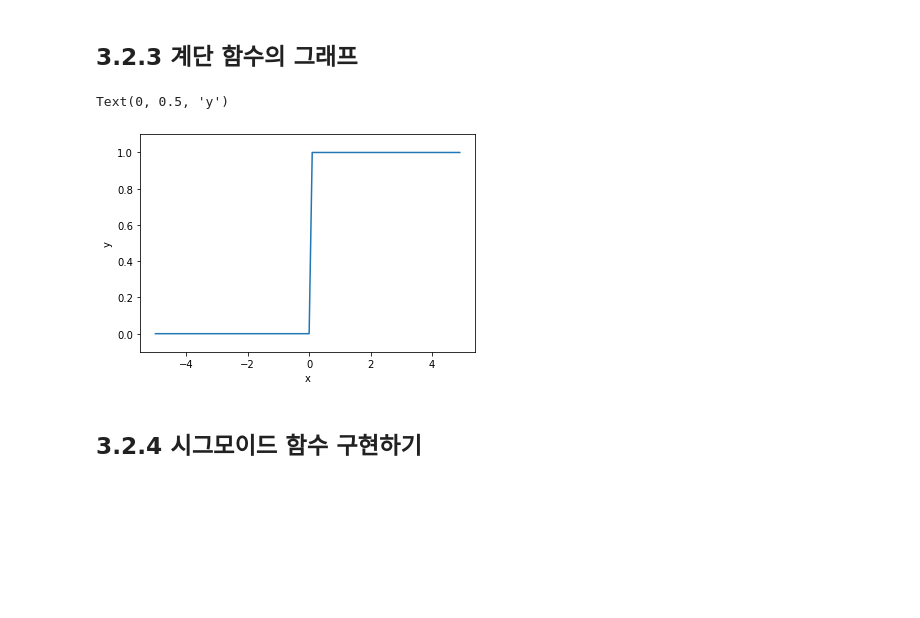
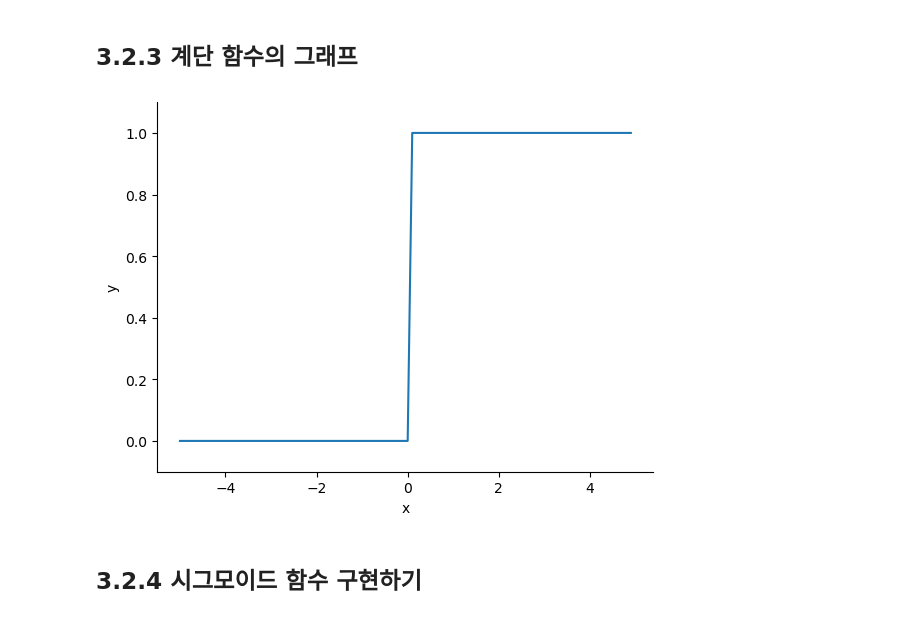
Before and after one commit to ssuai/deep_learning_from_scratch, a Jupyter notebook: ch03/neural_network.ipynb, the cells around one changed output. Saved outputs shown, nothing was run; the diff lists cells and outputs as text; code cells hidden in the pictures; blank space fills up the shorter version.

```diff
--- a/ch03/neural_network.ipynb
+++ b/ch03/neural_network.ipynb
@@ -6,18 +42,18 @@ import matplotlib.pylab as plt
 # %%
 # step_function.py
 def step_function(x):
     return np.array(x > 0, dtype=int)
 
 X = np.arange(-5.0, 5.0, 0.1)
 Y = step_function(X)
 
 plt.plot(X, Y)
 plt.ylim(-0.1, 1.1)  # y축의 범위 지정
 plt.xlabel('x')
 plt.ylabel('y')
+sns.despine()
 # %% [output]
-Text(0, 0.5, 'y')
-[figure, old version]
+[figure, new version]
 # %% [markdown]
 ## 3.2.4 시그모이드 함수 구현하기
 # %%
```
Also changed, not shown: parts of 12 cells of this notebook.
